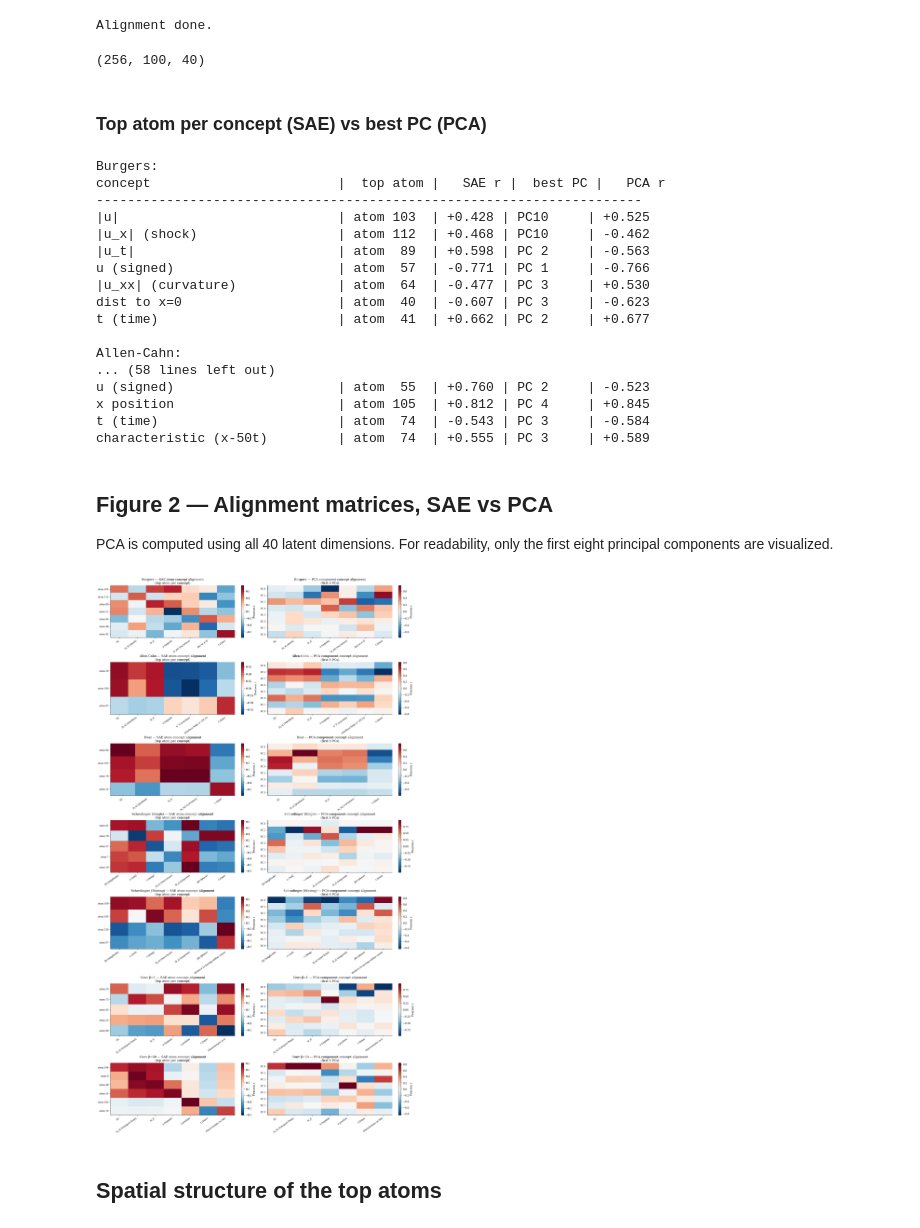
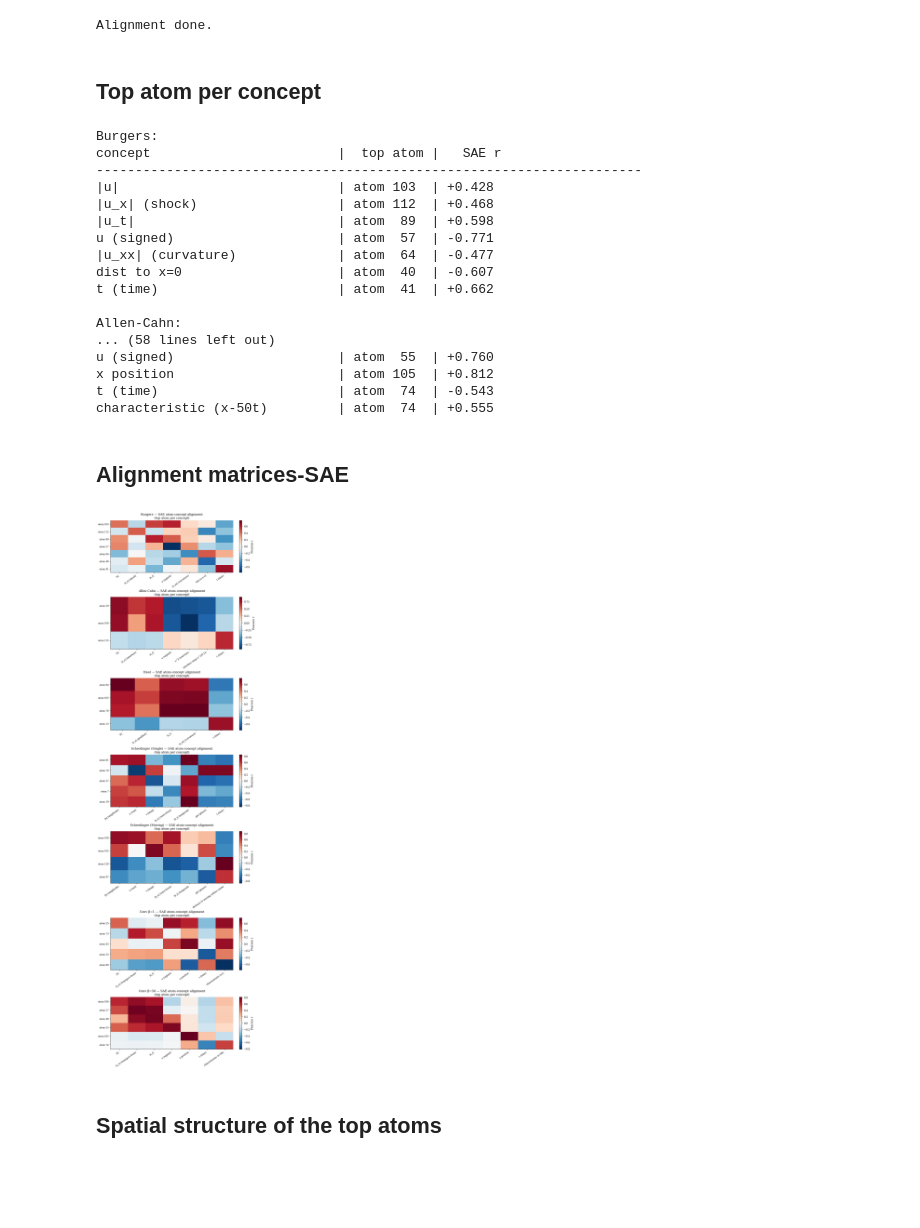
Before and after one commit to NanditaPatil-dotcom/PhysSAE, a Jupyter notebook: PhysSAE_SAE.ipynb, the cells around one changed output. Drawn from its saved outputs; the diff is of its cells as text; code cells hidden in the pictures; blank space fills up the shorter version.

```diff
--- a/PhysSAE_SAE.ipynb
+++ b/PhysSAE_SAE.ipynb
@@ -1177,102 +1148,80 @@ np.save("artifacts/convection_beta50_pca_alignment.npy",A_pca_c50)
 print("Alignment done.")
 # %% [output]
 Alignment done.
-# %%
-print(P_b.shape)
-# %% [output]
-(256, 100, 40)
 # %% [markdown]
-### Top atom per concept (SAE) vs best PC (PCA)
+## Top atom per concept
 # %%
-def print_table(A, A_pca, names, label):
+def print_table(A,names, label):
     print(f"\n{label}:")
-    print(f"{'concept':30s} | {'top atom':>9s} | {'SAE r':>7s} | {'best PC':>8s} | {'PCA r':>7s}")
+    print(f"{'concept':30s} | {'top atom':>9s} | {'SAE r':>7s}")
     print("-"*70)
     for j, name in enumerate(names):
         k_sae = int(np.argmax(np.abs(A[:, j])))
-        k_pca = int(np.argmax(np.abs(A_pca[:, j])))
-        print(f"{name:30s} | atom {k_sae:3d}  | {A[k_sae,j]:+.3f} | PC{k_pca+1:2d}     | {A_pca[k_pca,j]:+.3f}")
-print_table(A_b, A_pca_b, names_b, "Burgers")
-print_table(A_a, A_pca_a, names_a, "Allen-Cahn")
-print_table(A_h, A_pca_h, names_h, "Heat")
-print_table(A_s_s, A_pca_s_s, names_s_s, "Schrodinger (Single)")
-print_table(A_s_m, A_pca_s_m, names_s_m, "Schrodinger (Moving)")
-print_table(A_c1,A_pca_c1,names_c1,"Convection β=1")
-print_table(A_c50,A_pca_c50,names_c50,"Convection β=50")
+        print(f"{name:30s} | atom {k_sae:3d}  | {A[k_sae,j]:+.3f}")
+print_table(A_b, names_b, "Burgers")
+print_table(A_a, names_a, "Allen-Cahn")
+print_table(A_h, names_h, "Heat")
+print_table(A_s_s, names_s_s, "Schrodinger (Single)")
+print_table(A_s_m, names_s_m, "Schrodinger (Moving)")
+print_table(A_c1,names_c1,"Convection β=1")
+print_table(A_c50,names_c50,"Convection β=50")
 # %% [output]
 Burgers:
-concept                        |  top atom |   SAE r |  best PC |   PCA r
+concept                        |  top atom |   SAE r
 ----------------------------------------------------------------------
-|u|                            | atom 103  | +0.428 | PC10     | +0.525
-|u_x| (shock)                  | atom 112  | +0.468 | PC10     | -0.462
-|u_t|                          | atom  89  | +0.598 | PC 2     | -0.563
-u (signed)                     | atom  57  | -0.771 | PC 1     | -0.766
-|u_xx| (curvature)             | atom  64  | -0.477 | PC 3     | +0.530
-dist to x=0                    | atom  40  | -0.607 | PC 3     | -0.623
-t (time)                       | atom  41  | +0.662 | PC 2     | +0.677
+|u|                            | atom 103  | +0.428
+|u_x| (shock)                  | atom 112  | +0.468
+|u_t|                          | atom  89  | +0.598
+u (signed)                     | atom  57  | -0.771
+|u_xx| (curvature)             | atom  64  | -0.477
+dist to x=0                    | atom  40  | -0.607
+t (time)                       | atom  41  | +0.662
 
 Allen-Cahn:
 ... (58 lines left out)
-u (signed)                     | atom  55  | +0.760 | PC 2     | -0.523
-x position                     | atom 105  | +0.812 | PC 4     | +0.845
-t (time)                       | atom  74  | -0.543 | PC 3     | -0.584
-characteristic (x-50t)         | atom  74  | +0.555 | PC 3     | +0.589
+u (signed)                     | atom  55  | +0.760
+x position                     | atom 105  | +0.812
+t (time)                       | atom  74  | -0.543
+characteristic (x-50t)         | atom  74  | +0.555
-# %% [markdown]
-## Figure 2 — Alignment matrices, SAE vs PCA
-PCA is computed using all 40 latent dimensions. For readability, only the first eight principal components are visualized.
+# %% [markdown]
+## Alignment matrices-SAE
 # %%
-### Figure 2 — Alignment matrices, SAE vs PCA
-
-def fig2(A_dict, A_pca_dict, names_dict):
+def fig2(A_dict, names_dict):
 
     tags = ["Burgers","Allen-Cahn","Heat","Schrodinger (Single)","Schrodinger (Moving)","Conv β=1","Conv β=50"]
-    fig, axes = plt.subplots(len(tags),2,figsize=(16, 28),constrained_layout=True)
+    fig, axes = plt.subplots(len(tags),1,figsize=(8, 28),constrained_layout=True)
 
     for row, tag in enumerate(tags):
 
         A = A_dict[tag]
-        A_pca = A_pca_dict[tag]
         names = names_dict[tag]
 
         # ---------------- SAE ----------------
 
         rows = [int(np.argmax(np.abs(A[:, j])))for j in range(A.shape[1])]
         rows_u = list(dict.fromkeys(rows))
         A_show = A[rows_u]
-        ax = axes[row,0]
+        ax = axes[row]
         vmax = max(np.abs(A_show).max(), 1e-3)
         im = ax.imshow(A_show,cmap="RdBu_r",vmin=-vmax,vmax=vmax,aspect="auto")
         ax.set_xticks(range(len(names)))
         ax.set_xticklabels(names,rotation=35,ha="right",fontsize=8)
         ax.set_yticks(range(len(rows_u)))
         ax.set_yticklabels([f"atom {k}" for k in rows_u],fontsize=8)
         ax.set_title(f"{tag} — SAE atom-concept alignment\n(top atom per concept)")
         plt.colorbar(im,ax=ax,fraction=0.04,label="Pearson r")
 
-        # ---------------- PCA ----------------
-
-        K_pca = min(8, A_pca.shape[0])
-        ax = axes[row,1]
-        vmax = max(np.abs(A_pca[:K_pca]).max(), 1e-3)
-        im = ax.imshow(A_pca[:K_pca],cmap="RdBu_r",vmin=-vmax,vmax=vmax,aspect="auto")
-        ax.set_xticks(range(len(names)))
-        ax.set_xticklabels(names,rotation=35,ha="right",fontsize=8)
-        ax.set_yticks(range(K_pca))
-        ax.set_yticklabels([f"PC {k+1}" for k in range(K_pca)],fontsize=8)
-        ax.set_title(f"{tag} — PCA component-concept alignment\n(first {K_pca} PCs)")
-        plt.colorbar(im,ax=ax,fraction=0.04,label="Pearson r")
 
     plt.savefig("figures/fig2_alignment.png",bbox_inches="tight")
     plt.show()
 
 
 fig2(
     {"Burgers": A_b,"Allen-Cahn": A_a,"Heat": A_h,"Schrodinger (Single)": A_s_s,"Schrodinger (Moving)": A_s_m,"Conv β=1": A_c1,"Conv β=50": A_c50,},
-    {"Burgers": A_pca_b,"Allen-Cahn": A_pca_a,"Heat": A_pca_h,"Schrodinger (Single)": A_pca_s_s,"Schrodinger (Moving)": A_pca_s_m,"Conv β=1": A_pca_c1,"Conv β=50": A_pca_c50,},
     {"Burgers": names_b,"Allen-Cahn": names_a,"Heat": names_h,"Schrodinger (Single)": names_s_s,"Schrodinger (Moving)": names_s_m,"Conv β=1": names_c1,"Conv β=50": names_c50,}
 )
 # %% [output]
-[figure, old version]
+[figure, new version]
 # %% [markdown]
 ##  Spatial structure of the top atoms
 # %%
```
Also changed, not shown: parts of 22 cells of this notebook.
